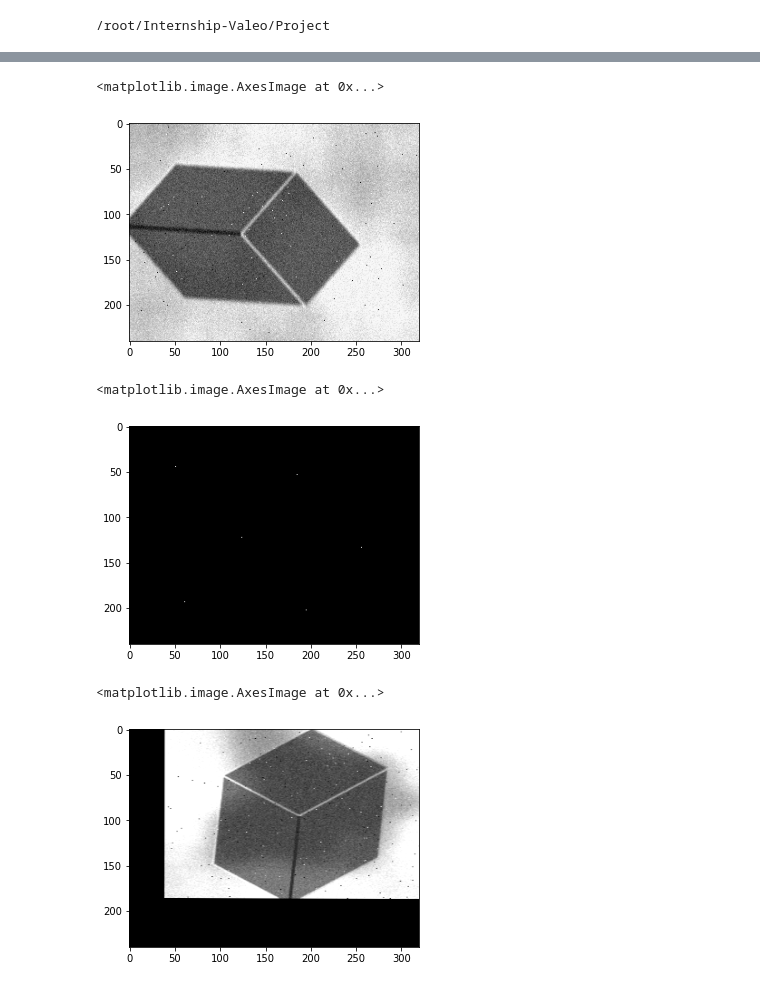
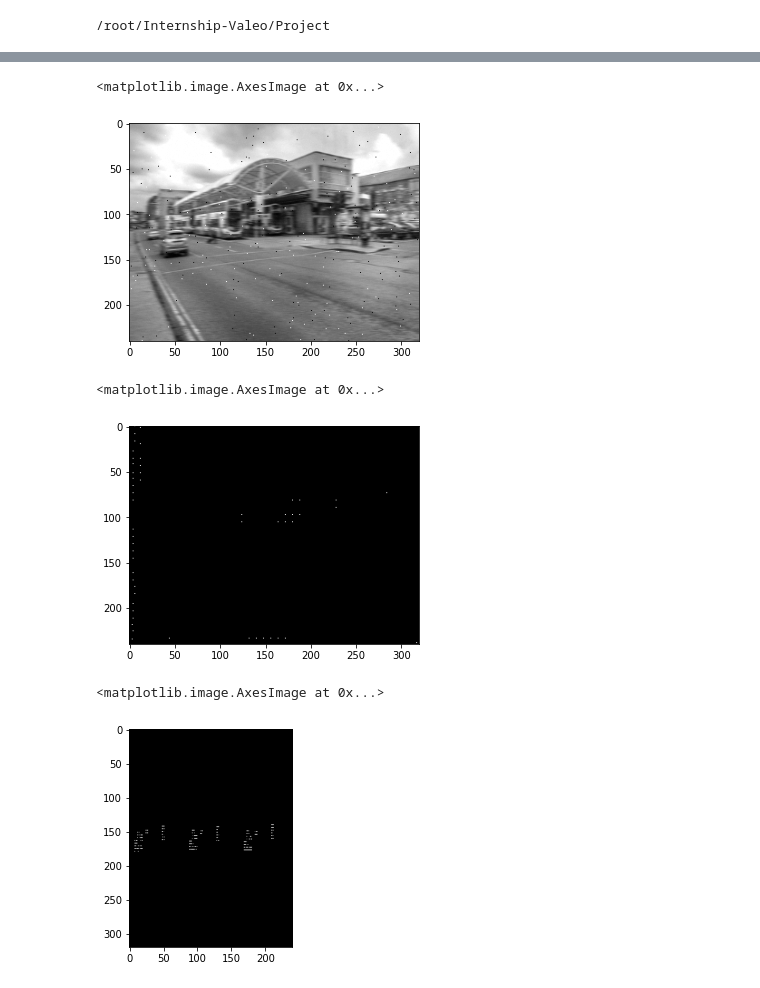
Before and after one commit to amit205/multi-task-learning, a Jupyter notebook: superpoint_coco.ipynb, the cells around one changed output, grey strips where cells are left out. Saved outputs shown, nothing was run; the diff lists cells and outputs as text; code cells hidden in the pictures.

Commit message:
added data prep for COCO images

```diff
--- a/superpoint_coco.ipynb
+++ b/superpoint_coco.ipynb
@@ -693,18 +667,33 @@ test_gen = SyntheticShapes(splits['test']['images'], splits['test']['points'],
+# %%
+image_path_val = '/root/Internship-Valeo/Project/data/COCO/annval2014'
+point_path_val = '/root/Internship-Valeo/Project/data/COCO/pointsval2014'
+homography_path_val = '/root/Internship-Valeo/Project/data/COCO/homographies_val'
+seg_mask_path_val = '/root/Internship-Valeo/Project/data/COCO/maskval2014'
+warped_image_path_val = '/root/Internship-Valeo/Project/data/COCO/warpval2014'
+warped_point_path_val = '/root/Internship-Valeo/Project/data/COCO/warped_pointsval2014'
+warped_seg_mask_path_val = '/root/Internship-Valeo/Project/data/COCO/warp_mask_val2014'
+# %%
+test_gen = DataGen(image_path = image_path_val, point_path = point_path_val,
+                   homography_path = homography_path_val, seg_mask_path = seg_mask_path_val,
+                   warped_image_path = warped_image_path_val, warped_point_path = warped_point_path_val,
+                   warped_seg_mask_path = warped_seg_mask_path_val,
+                 image_size_x = 320, image_size_y = 240,
+                 is_training = True, batch_size = model_config['batch_size'])
 # %%
-x, y = test_gen.__getitem__(1000)
+x, y = test_gen.__getitem__(0)
 # %%
-plt.imshow(x[0][2]*255, cmap = 'gray')
+plt.imshow(x[0][0]*255, cmap = 'gray')
 # %% [output]
 <matplotlib.image.AxesImage at 0x...>
-[figure, old version]
+[figure, new version]
 # %%
-plt.imshow(y[0][2], cmap='gray')
+plt.imshow(y[0][0], cmap='gray')
 # %% [output]
 <matplotlib.image.AxesImage at 0x...>
-[figure, old version]
+[figure, new version]
 # %%
-plt.imshow(x[2][2]*255, cmap = 'gray')
+plt.imshow(x[1][0]*255, cmap = 'gray')
 # %% [output]
 <matplotlib.image.AxesImage at 0x...>
-[figure, old version]
+[figure, new version]
 # %%
```
Also changed, not shown: parts of 20 cells of this notebook, 3 other files.
